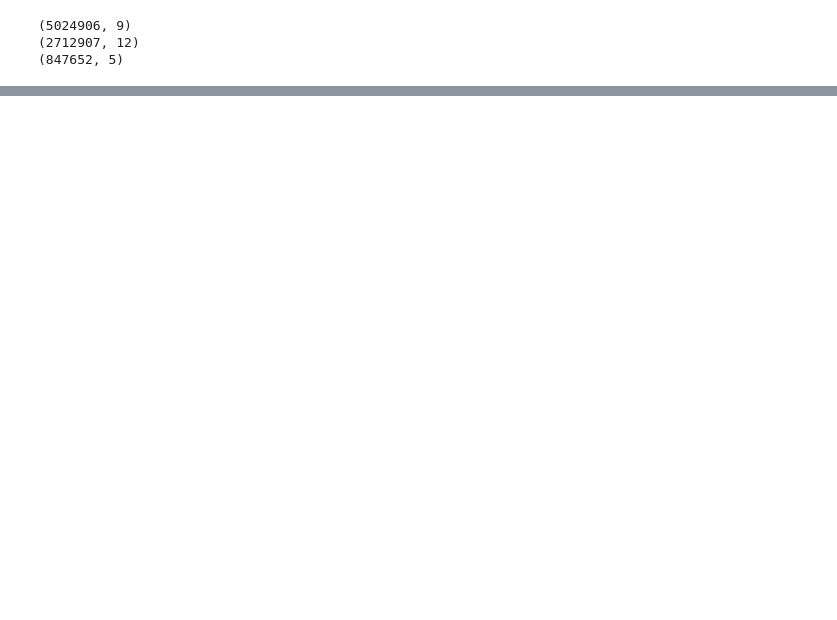
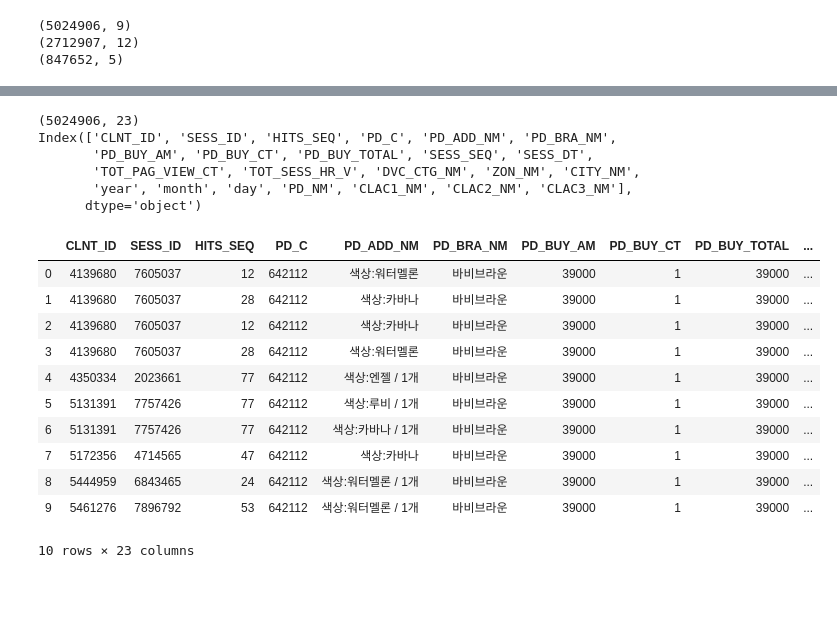
Before and after one commit to meucham11/Python3, a Jupyter notebook: Project/lpoint/lpoint.ipynb, the cells around one changed output, grey strips where cells are left out. Drawn from its saved outputs; the diff is of its cells as text; code cells hidden in the pictures; blank space fills up the shorter version.

```diff
--- a/Project/lpoint/lpoint.ipynb
+++ b/Project/lpoint/lpoint.ipynb
@@ -973,4 +793,4 @@ print(master.shape)
 (2712907, 12)
 (847652, 5)
 # %%
-prod_sess=pd.merge(product,session,on='CLNT_ID',how='left')
+prod_sess=pd.merge(product,session,on=['CLNT_ID','SESS_ID'])
@@ -981,0 +808,27 @@ SyntaxError: invalid token (<ipython-input-76-27260a2068fa>, line 1)
+# %%
+prod_sess_master=pd.merge(prod_sess,master,on='PD_C')
+# %%
+print(prod_sess_master.shape)
+print(prod_sess_master.columns)
+prod_sess_master.head(10)
+# %% [output]
+(5024906, 23)
+Index(['CLNT_ID', 'SESS_ID', 'HITS_SEQ', 'PD_C', 'PD_ADD_NM', 'PD_BRA_NM',
+       'PD_BUY_AM', 'PD_BUY_CT', 'PD_BUY_TOTAL', 'SESS_SEQ', 'SESS_DT',
+       'TOT_PAG_VIEW_CT', 'TOT_SESS_HR_V', 'DVC_CTG_NM', 'ZON_NM', 'CITY_NM',
+       'year', 'month', 'day', 'PD_NM', 'CLAC1_NM', 'CLAC2_NM', 'CLAC3_NM'],
+      dtype='object')
+|  | CLNT_ID | SESS_ID | HITS_SEQ | PD_C | PD_ADD_NM | PD_BRA_NM | PD_BUY_AM | PD_BUY_CT | PD_BUY_TOTAL | ... |
+| 0 | 4139680 | 7605037 | 12 | 642112 | 색상:워터멜론 | 바비브라운 | 39000 | 1 | 39000 | ... |
+| 1 | 4139680 | 7605037 | 28 | 642112 | 색상:카바나 | 바비브라운 | 39000 | 1 | 39000 | ... |
+| 2 | 4139680 | 7605037 | 12 | 642112 | 색상:카바나 | 바비브라운 | 39000 | 1 | 39000 | ... |
+| 3 | 4139680 | 7605037 | 28 | 642112 | 색상:워터멜론 | 바비브라운 | 39000 | 1 | 39000 | ... |
+| 4 | 4350334 | 2023661 | 77 | 642112 | 색상:엔젤 / 1개 | 바비브라운 | 39000 | 1 | 39000 | ... |
+| 5 | 5131391 | 7757426 | 77 | 642112 | 색상:루비 / 1개 | 바비브라운 | 39000 | 1 | 39000 | ... |
+| 6 | 5131391 | 7757426 | 77 | 642112 | 색상:카바나 / 1개 | 바비브라운 | 39000 | 1 | 39000 | ... |
+| 7 | 5172356 | 4714565 | 47 | 642112 | 색상:카바나 | 바비브라운 | 39000 | 1 | 39000 | ... |
+| 8 | 5444959 | 6843465 | 24 | 642112 | 색상:워터멜론 / 1개 | 바비브라운 | 39000 | 1 | 39000 | ... |
+| 9 | 5461276 | 7896792 | 53 | 642112 | 색상:워터멜론 / 1개 | 바비브라운 | 39000 | 1 | 39000 | ... |
+10 rows × 23 columns
+# %% [markdown]
+#
```
Also changed, not shown: parts of 37 cells of this notebook.
